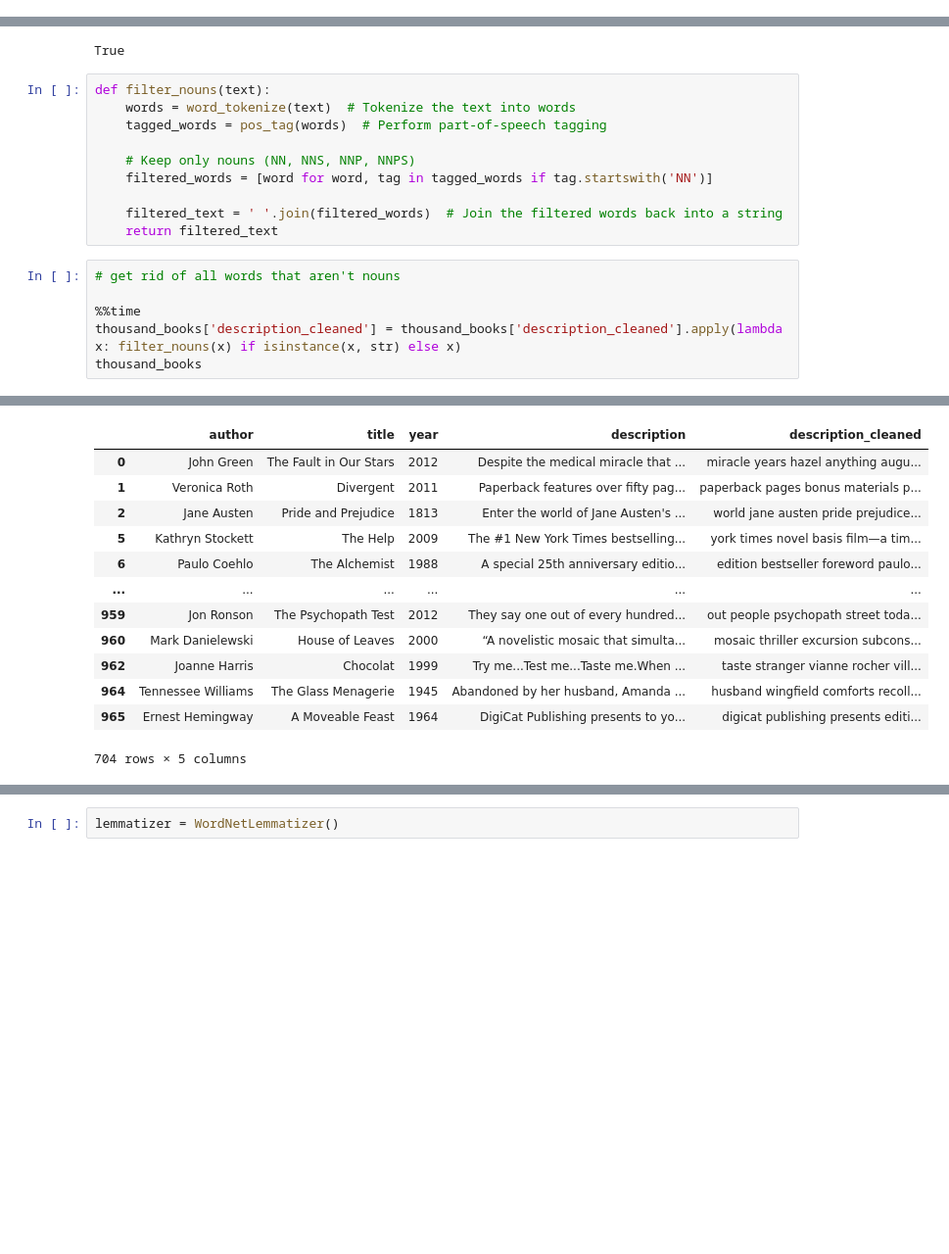
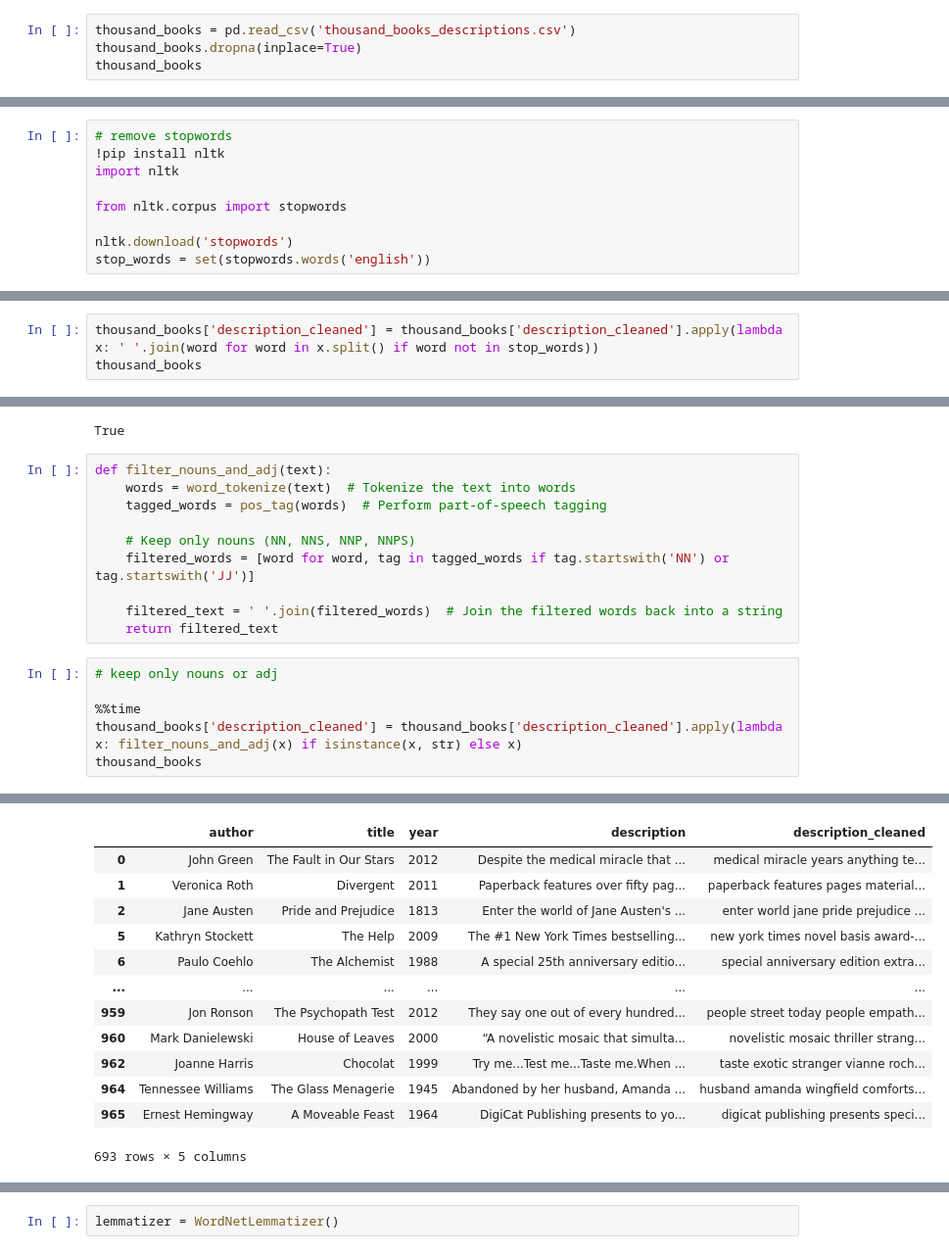
Before and after one commit to liyueling13/Banned-Books-with-Topic-Modelling-and-Logistic-Regression, a Jupyter notebook: 3)_Banned_Books_Add_Books_that_Aren't_Banned.ipynb, the cells around one changed output, grey strips where cells are left out. Shown: that part at 98% size. Saved outputs shown, nothing was run; the diff lists cells and outputs as text; blank space fills up the shorter version.

```diff
--- a/3)_Banned_Books_Add_Books_that_Aren't_Banned.ipynb
+++ b/3)_Banned_Books_Add_Books_that_Aren't_Banned.ipynb
@@ -384 +365,5 @@ Similarly with the other dataframe, let's:
 *   Remove random one letter words
+# %%
+thousand_books = pd.read_csv('thousand_books_descriptions.csv')
+thousand_books.dropna(inplace=True)
+thousand_books
@@ -401,0 +403,9 @@ thousand_books
+# %%
+# remove stopwords
+!pip install nltk
+import nltk
+
+from nltk.corpus import stopwords
+
+nltk.download('stopwords')
+stop_words = set(stopwords.words('english'))
@@ -401,0 +420,3 @@ thousand_books
+# %%
+thousand_books['description_cleaned'] = thousand_books['description_cleaned'].apply(lambda x: ' '.join(word for word in x.split() if word not in stop_words))
+thousand_books
@@ -420,19 +455,19 @@ Requirement already satisfied: tqdm in /usr/local/lib/python3.10/dist-packages (
 [nltk_data]   Unzipping taggers/averaged_perceptron_tagger.zip.
 True
 # %%
-def filter_nouns(text):
+def filter_nouns_and_adj(text):
     words = word_tokenize(text)  # Tokenize the text into words
     tagged_words = pos_tag(words)  # Perform part-of-speech tagging
 
     # Keep only nouns (NN, NNS, NNP, NNPS)
-    filtered_words = [word for word, tag in tagged_words if tag.startswith('NN')]
+    filtered_words = [word for word, tag in tagged_words if tag.startswith('NN') or tag.startswith('JJ')]
 
     filtered_text = ' '.join(filtered_words)  # Join the filtered words back into a string
     return filtered_text
 # %%
-# get rid of all words that aren't nouns
+# keep only nouns or adj
 
 %%time
-thousand_books['description_cleaned'] = thousand_books['description_cleaned'].apply(lambda x: filter_nouns(x) if isinstance(x, str) else x)
+thousand_books['description_cleaned'] = thousand_books['description_cleaned'].apply(lambda x: filter_nouns_and_adj(x) if isinstance(x, str) else x)
 thousand_books
 # %% [output]
@@ -441,14 +476,14 @@ Wall time: 14.2 s
 |  | author | title | year | description | description_cleaned |
-| 0 | John Green | The Fault in Our Stars | 2012 | Despite the medical miracle that ... | miracle years hazel anything augu... |
-| 1 | Veronica Roth | Divergent | 2011 | Paperback features over fifty pag... | paperback pages bonus materials p... |
-| 2 | Jane Austen | Pride and Prejudice | 1813 | Enter the world of Jane Austen's ... | world jane austen pride prejudice... |
-| 5 | Kathryn Stockett | The Help | 2009 | The #1 New York Times bestselling... | york times novel basis film—a tim... |
-| 6 | Paulo Coehlo | The Alchemist | 1988 | A special 25th anniversary editio... | edition bestseller foreword paulo... |
+| 0 | John Green | The Fault in Our Stars | 2012 | Despite the medical miracle that ... | medical miracle years anything te... |
+| 1 | Veronica Roth | Divergent | 2011 | Paperback features over fifty pag... | paperback features pages material... |
+| 2 | Jane Austen | Pride and Prejudice | 1813 | Enter the world of Jane Austen's ... | enter world jane pride prejudice ... |
+| 5 | Kathryn Stockett | The Help | 2009 | The #1 New York Times bestselling... | new york times novel basis award-... |
+| 6 | Paulo Coehlo | The Alchemist | 1988 | A special 25th anniversary editio... | special anniversary edition extra... |
 | ... | ... | ... | ... | ... | ... |
-| 959 | Jon Ronson | The Psychopath Test | 2012 | They say one out of every hundred... | out people psychopath street toda... |
-| 960 | Mark Danielewski | House of Leaves | 2000 | “A novelistic mosaic that simulta... | mosaic thriller excursion subcons... |
-| 962 | Joanne Harris | Chocolat | 1999 | Try me...Test me...Taste me.When ... | taste stranger vianne rocher vill... |
-| 964 | Tennessee Williams | The Glass Menagerie | 1945 | Abandoned by her husband, Amanda ... | husband wingfield comforts recoll... |
-| 965 | Ernest Hemingway | A Moveable Feast | 1964 | DigiCat Publishing presents to yo... | digicat publishing presents editi... |
+| 959 | Jon Ronson | The Psychopath Test | 2012 | They say one out of every hundred... | people street today people empath... |
+| 960 | Mark Danielewski | House of Leaves | 2000 | “A novelistic mosaic that simulta... | novelistic mosaic thriller strang... |
+| 962 | Joanne Harris | Chocolat | 1999 | Try me...Test me...Taste me.When ... | taste exotic stranger vianne roch... |
+| 964 | Tennessee Williams | The Glass Menagerie | 1945 | Abandoned by her husband, Amanda ... | husband amanda wingfield comforts... |
+| 965 | Ernest Hemingway | A Moveable Feast | 1964 | DigiCat Publishing presents to yo... | digicat publishing presents speci... |
-704 rows × 5 columns
+693 rows × 5 columns
 # %%
```
Also changed, not shown: parts of 13 cells of this notebook.
